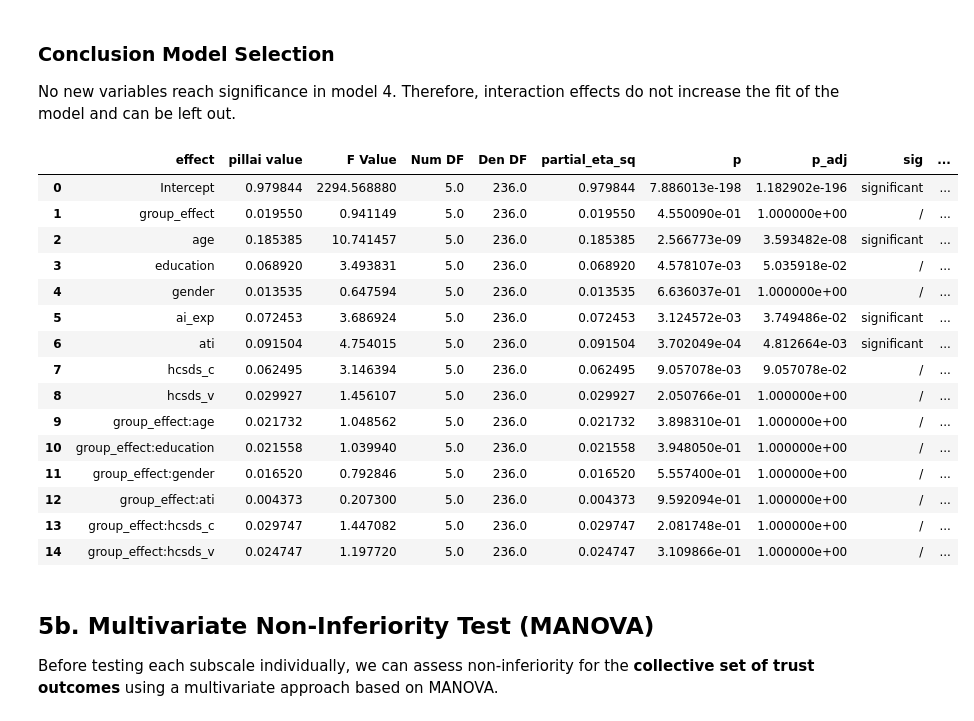
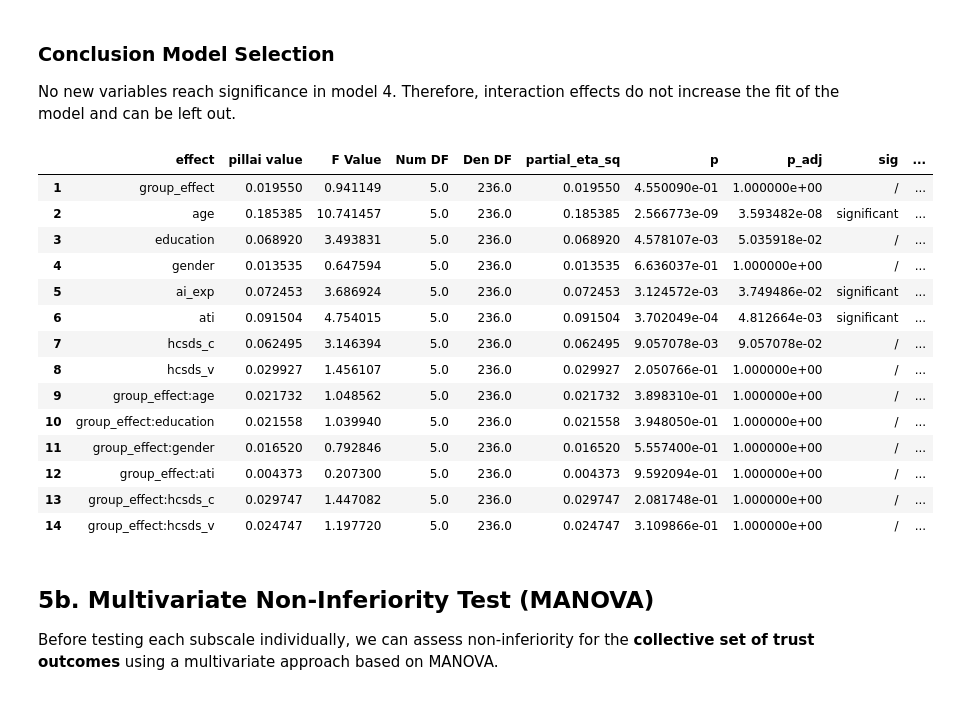
Before and after one commit to TimWiesner99/thesis-analysis, a Jupyter notebook: analysis/multivariate.ipynb, the cells around one changed output. Drawn from its saved outputs; the diff is of its cells as text; code cells hidden in the pictures.

Commit message:
removed intercept from results tables and also excluded it from multiple comparison adjustments

```diff
--- a/analysis/multivariate.ipynb
+++ b/analysis/multivariate.ipynb
@@ -321,35 +321,34 @@ SELECT_MODEL = 4
 CORRECTION_METHOD = "holm"
 ################################
 
 manova_model = manova_models[SELECT_MODEL-1]
-manova_results = mv_results_df[mv_results_df['model'] == SELECT_MODEL].copy().reset_index(drop=True).drop('model', axis=1)
+manova_results = mv_results_df[mv_results_df['model'] == SELECT_MODEL].copy().reset_index(drop=True).drop('model', axis=1).drop(0, axis=0)
 
 # correct p-values for multiple comparisons
 from statsmodels.stats.multitest import multipletests
 from scripts.utils import apa_p
 
 manova_results['p_adj'] = multipletests(manova_results['p'],
                                         alpha=alpha,
                                         method=CORRECTION_METHOD)[1]
 
 sig = []
 p_adj_report = []
 for i, row in manova_results.iterrows():
     sig.append('significant' if row['p_adj'] < alpha else '/')
     p_adj_report.append(apa_p(row['p_adj'],
                                 sig_stars=True))
 manova_results['sig'] = sig
 manova_results['p_adj_report'] = p_adj_report
 
 # remove '_c' for nicer reporting
 manova_results['effect'] = manova_results['effect'].apply(lambda s: s[:-2] if s[-2:] == '_c' else s)
 
 manova_results.to_csv(f'{output_path}manova_results.csv', index=False)
 
 manova_results
 # %% [output]
 |  | effect | pillai value | F Value | Num DF | Den DF | partial_eta_sq | p | p_adj | sig | ... |
-| 0 | Intercept | 0.979844 | 2294.568880 | 5.0 | 236.0 | 0.979844 | 7.886013e-198 | 1.182902e-196 | significant | ... |
 | 1 | group_effect | 0.019550 | 0.941149 | 5.0 | 236.0 | 0.019550 | 4.550090e-01 | 1.000000e+00 | / | ... |
 | 2 | age | 0.185385 | 10.741457 | 5.0 | 236.0 | 0.185385 | 2.566773e-09 | 3.593482e-08 | significant | ... |
 | 3 | education | 0.068920 | 3.493831 | 5.0 | 236.0 | 0.068920 | 4.578107e-03 | 5.035918e-02 | / | ... |
```
Also changed, not shown: 7 other files.
